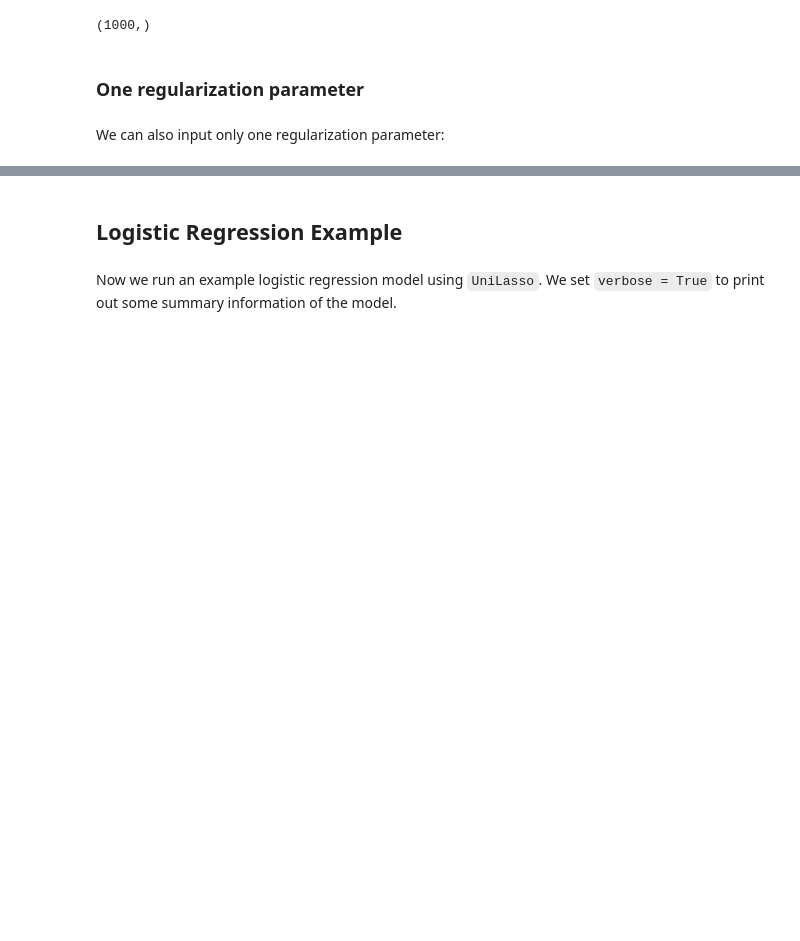
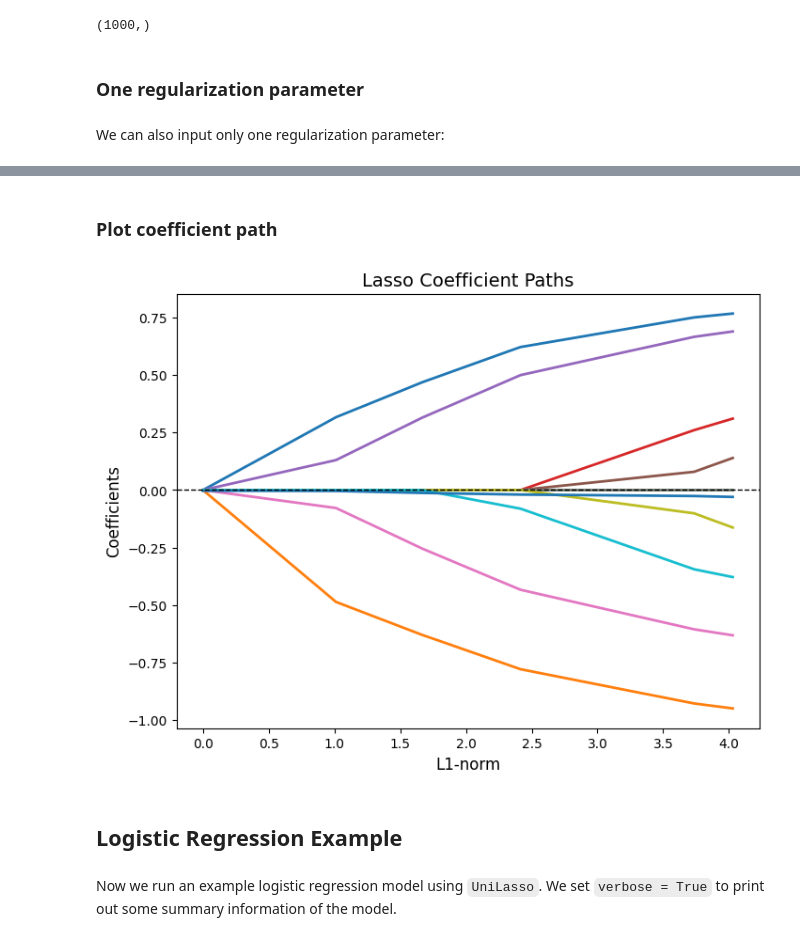
Before and after one commit to sophial05/uni-lasso, a Jupyter notebook: examples/unilasso_example_workflow.ipynb, the cells around one changed output, grey strips where cells are left out. Saved outputs shown, nothing was run; the diff lists cells and outputs as text; code cells hidden in the pictures; blank space fills up the shorter version.

Commit message:
Fixed regularization mismatch error. Added coefficient path plot. Added default lambda path.

```diff
--- a/examples/unilasso_example_workflow.ipynb
+++ b/examples/unilasso_example_workflow.ipynb
@@ -87,3 +100,15 @@ Regularization path (rounded to 3 decimal places): [0.2]
+# %% [markdown]
+### Plot coefficient path
+# %%
+X, y = simulate_gaussian_data(n=1000, p=10)
+gaussian_fit = fit_unilasso(X,
+                            y,
+                            family = 'gaussian',
+                            lmdas = [0.01, 0.02, 0.1, 0.2, 0.3, 1.0] # Regularization parameters for Lasso
+                            )
+plot_coef_path(gaussian_fit)
+# %% [output]
+[figure, added]
 # %% [markdown]
 ## Logistic Regression Example
 # %% [markdown]
```
Also changed, not shown: parts of 17 cells of this notebook, 4 other files.
